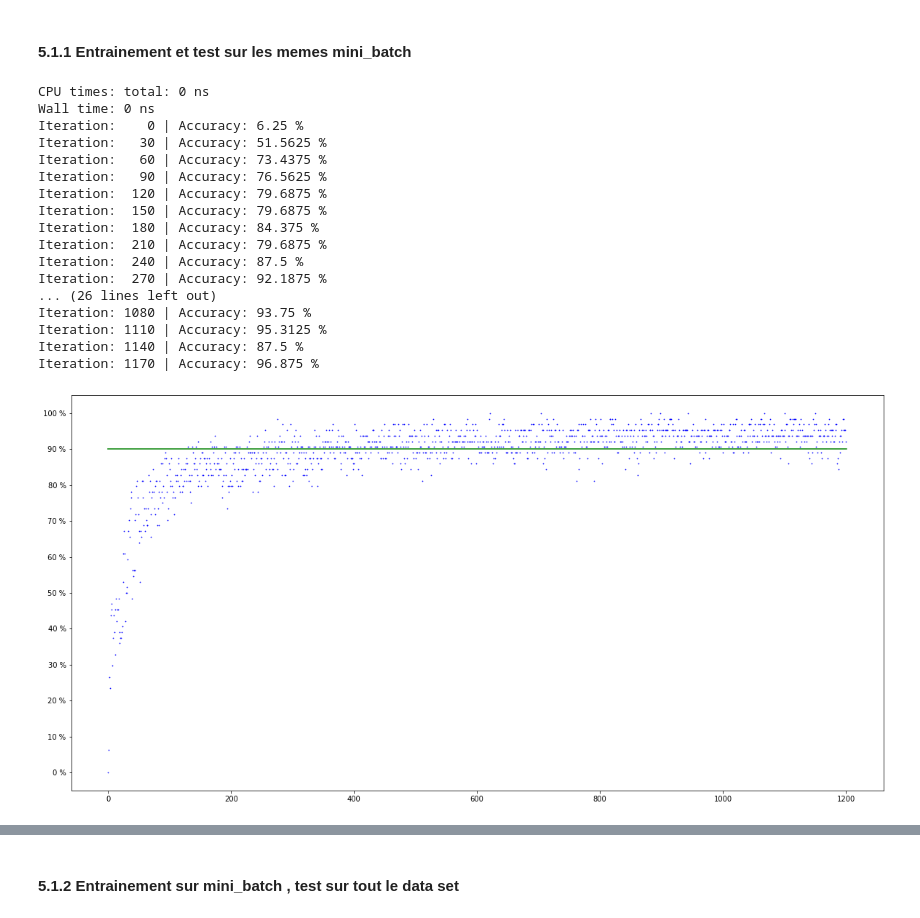
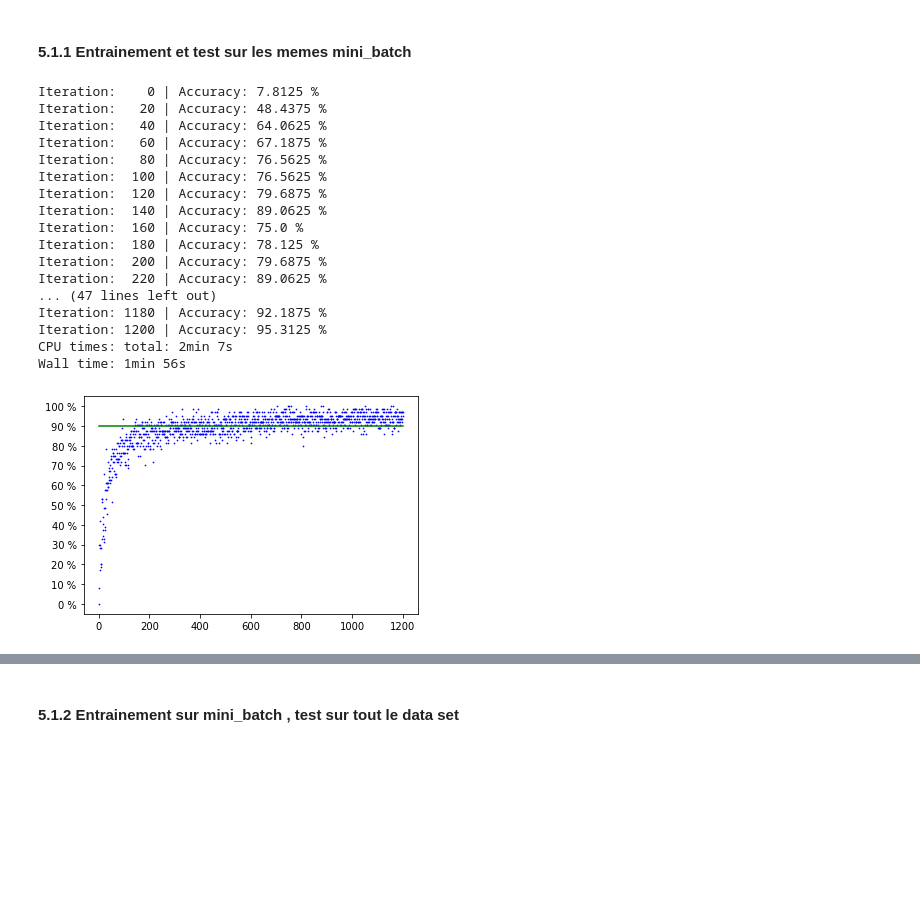
Before and after one commit to MK8BK/Deep_Learning_ISD, a Jupyter notebook: Details.ipynb, the cells around one changed output, grey strips where cells are left out. Drawn from its saved outputs; the diff is of its cells as text; code cells hidden in the pictures; blank space fills up the shorter version.

```diff
--- a/Details.ipynb
+++ b/Details.ipynb
@@ -267,46 +453,9 @@ class Activation(builtins.object)
 ## 5. Démonstration
 # %% [markdown]
 ### 5.1 Entrainement
+# %%
+import matplotlib.pyplot as plt
+import matplotlib.axes as axes
+epochs = 1201
 # %% [markdown]
 #### 5.1.1 Entrainement et test sur les memes mini_batch
-# %%
-#settings
-accuracies = [0]
-costs = []
-batch_size = 64
-lr = 2
-epochs = 1200
-SCE = SoftmaxCrossEntropyLoss()
-layers = [DenseActivatedLayer(112, 784, ReLu), OutputLayer(16, 112, SCE)]
-nn = NeuralNetwork(layers)
-# %%
-#Training
-%time
-for i in range(epochs):
-    x, y = load_training_set("./EMNIST_DATA_SET/", batch_size=batch_size, classes=CLASSES, equilibrium=True)
-    res = nn.forward(x)
-    nn.backward(y)
-    accuracy = percent_good(res, y)
-    cost = compute_cost(res, y)
-    accuracies.append(accuracy)
-    costs.append(cost)
-    if i%30==0:
-        print(f"Iteration: {i:4} | Accuracy: {accuracy} %")
-# %% [output]
-CPU times: total: 0 ns
-Wall time: 0 ns
-Iteration:    0 | Accuracy: 6.25 %
-Iteration:   30 | Accuracy: 51.5625 %
-Iteration:   60 | Accuracy: 73.4375 %
-Iteration:   90 | Accuracy: 76.5625 %
-Iteration:  120 | Accuracy: 79.6875 %
-Iteration:  150 | Accuracy: 79.6875 %
-Iteration:  180 | Accuracy: 84.375 %
-Iteration:  210 | Accuracy: 79.6875 %
-Iteration:  240 | Accuracy: 87.5 %
-Iteration:  270 | Accuracy: 92.1875 %
-... (26 lines left out)
-Iteration: 1080 | Accuracy: 93.75 %
-Iteration: 1110 | Accuracy: 95.3125 %
-Iteration: 1140 | Accuracy: 87.5 %
-Iteration: 1170 | Accuracy: 96.875 %
@@ -316,10 +466,33 @@ import matplotlib.axes as axes
+# %%
+%%time
+accuracies1, costs1 = train_on_subset(nn, "./EMNIST_DATA_SET/",
+                                      epochs=epochs, batch_size=64, equilibrium=True,
+                                      lr=1, test_on_all=False, iter_test=20)
+# %% [output]
+Iteration:    0 | Accuracy: 7.8125 %
+Iteration:   20 | Accuracy: 48.4375 %
+Iteration:   40 | Accuracy: 64.0625 %
+Iteration:   60 | Accuracy: 67.1875 %
+Iteration:   80 | Accuracy: 76.5625 %
+Iteration:  100 | Accuracy: 76.5625 %
+Iteration:  120 | Accuracy: 79.6875 %
+Iteration:  140 | Accuracy: 89.0625 %
+Iteration:  160 | Accuracy: 75.0 %
+Iteration:  180 | Accuracy: 78.125 %
+Iteration:  200 | Accuracy: 79.6875 %
+Iteration:  220 | Accuracy: 89.0625 %
+... (47 lines left out)
+Iteration: 1180 | Accuracy: 92.1875 %
+Iteration: 1200 | Accuracy: 95.3125 %
+CPU times: total: 2min 7s
+Wall time: 1min 56s
 # %%
-plt.scatter(list(range(epochs+1)), accuracies, s=0.5, color="blue")#s=1
+plt.scatter(list(range(epochs+1)), accuracies1, s=0.5, color="blue")#s=1
 yticks = [str(i)+" %" for i in range(0,101,10)]
 plt.yticks(list(range(0,101,10)), yticks)
 plt.scatter([0],[100], s=0.000001)
-plt.plot([0,epochs+1],[90,90], color="green")
+plt.plot([0,1202],[90,90], color="green")
 plt.rcParams["figure.figsize"] = (20,10)
 plt.show()
 # %% [output]
-[figure, old version]
+[figure, new version]
```
Also changed, not shown: parts of 34 cells of this notebook, 6 other files.
